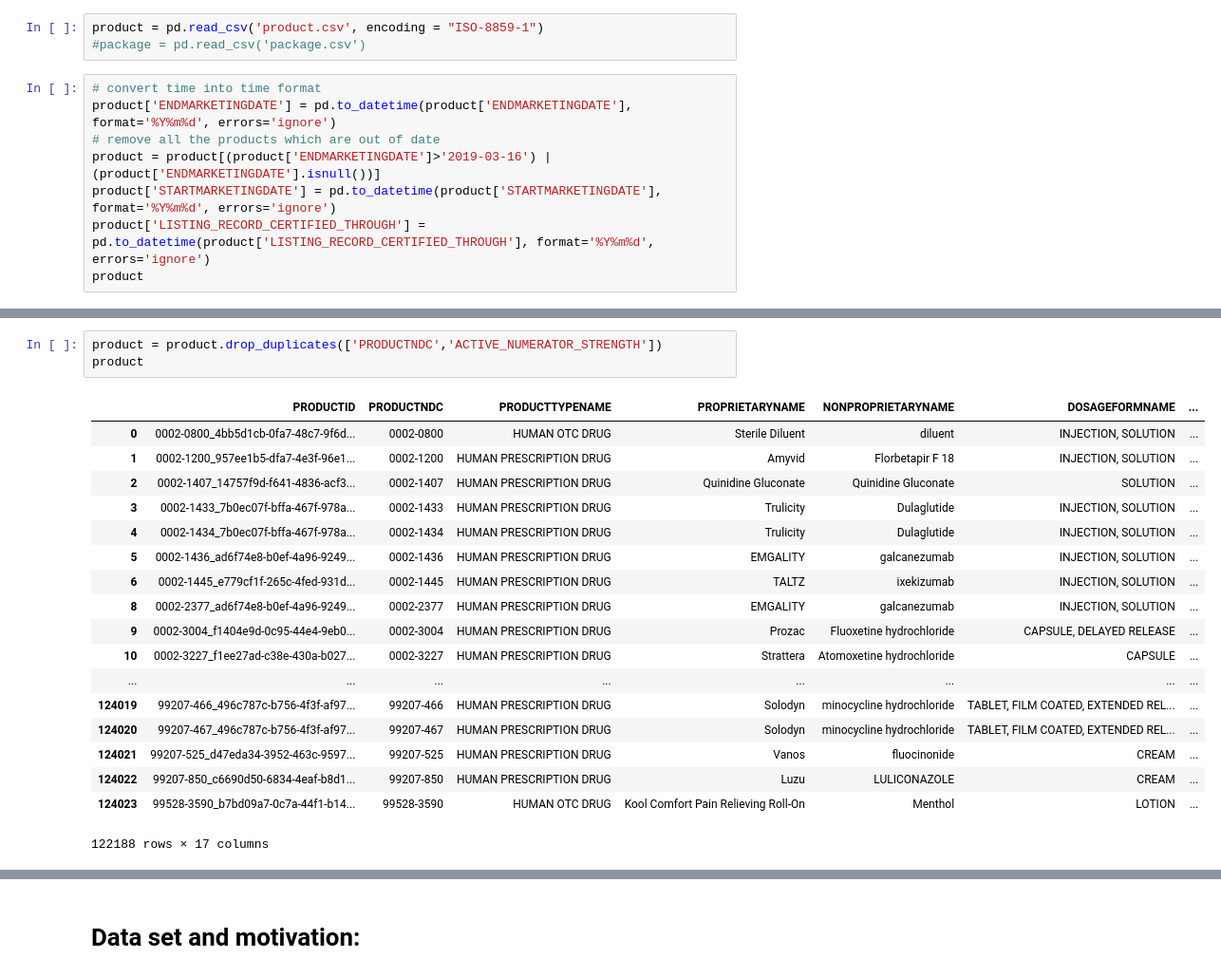
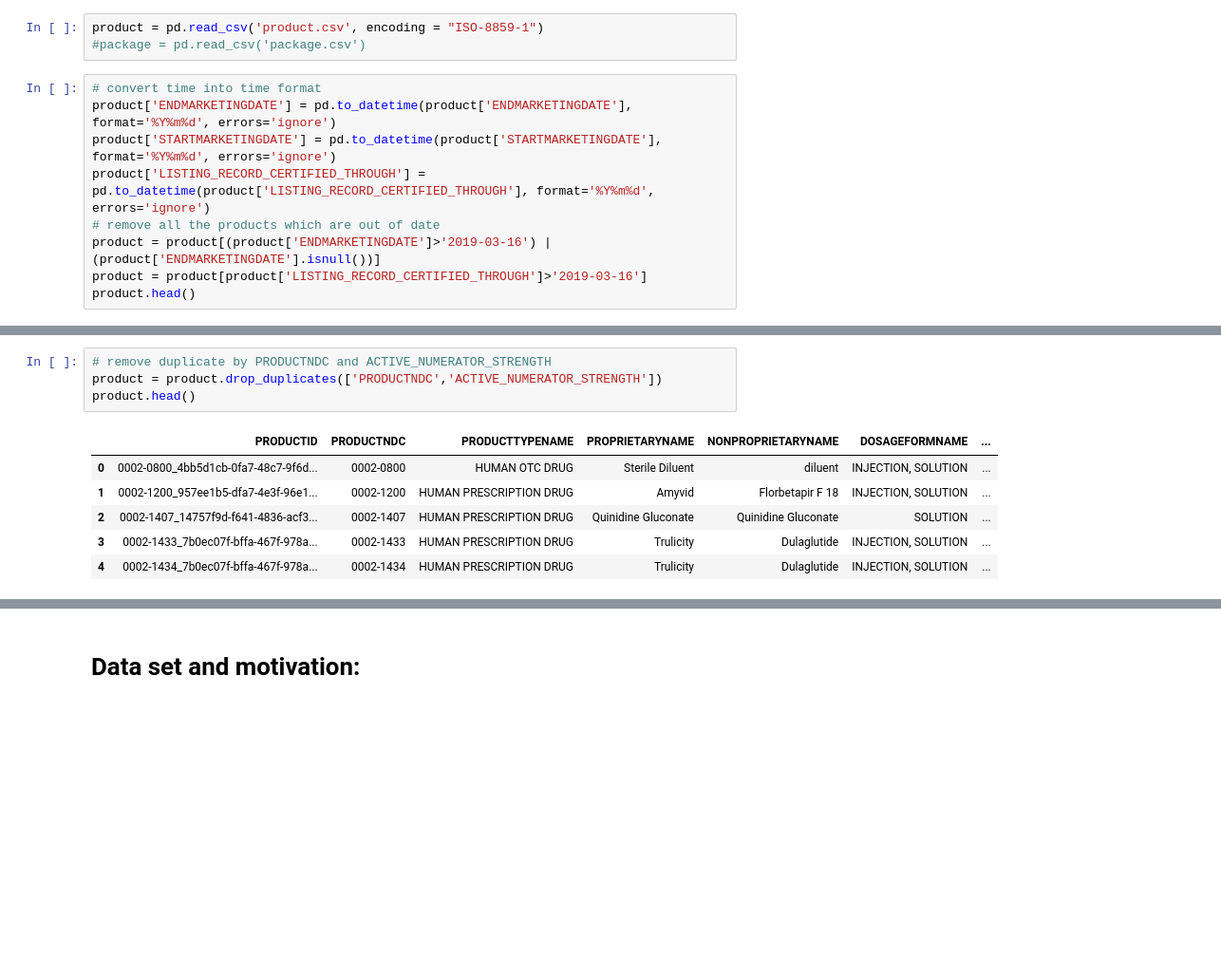
Before and after one commit to 854740262/NDC-database-analysis, a Jupyter notebook: Final_project.ipynb, the cells around one changed output, grey strips where cells are left out. Shown: that part at 95% size. Drawn from its saved outputs; the diff is of its cells as text; blank space fills up the shorter version.

```diff
--- a/Final_project.ipynb
+++ b/Final_project.ipynb
@@ -8,11 +10,12 @@ product = pd.read_csv('product.csv', encoding = "ISO-8859-1")
 # %%
 # convert time into time format
 product['ENDMARKETINGDATE'] = pd.to_datetime(product['ENDMARKETINGDATE'], format='%Y%m%d', errors='ignore')
+product['STARTMARKETINGDATE'] = pd.to_datetime(product['STARTMARKETINGDATE'], format='%Y%m%d', errors='ignore')
+product['LISTING_RECORD_CERTIFIED_THROUGH'] = pd.to_datetime(product['LISTING_RECORD_CERTIFIED_THROUGH'], format='%Y%m%d', errors='ignore')
 # remove all the products which are out of date
 product = product[(product['ENDMARKETINGDATE']>'2019-03-16') | (product['ENDMARKETINGDATE'].isnull())]
-product['STARTMARKETINGDATE'] = pd.to_datetime(product['STARTMARKETINGDATE'], format='%Y%m%d', errors='ignore')
-product['LISTING_RECORD_CERTIFIED_THROUGH'] = pd.to_datetime(product['LISTING_RECORD_CERTIFIED_THROUGH'], format='%Y%m%d', errors='ignore')
-product
+product = product[product['LISTING_RECORD_CERTIFIED_THROUGH']>'2019-03-16']
+product.head()
 # %% [output]
 |  | PRODUCTID | PRODUCTNDC | PRODUCTTYPENAME | PROPRIETARYNAME | PROPRIETARYNAMESUFFIX | NONPROPRIETARYNAME | ... |
 | 0 | 0002-0800_4bb5d1cb-0fa7-48c7-9f6d... | 0002-0800 | HUMAN OTC DRUG | Sterile Diluent | NaN | diluent | ... |
@@ -60,22 +39,11 @@ product
 # %%
+# remove duplicate by PRODUCTNDC and ACTIVE_NUMERATOR_STRENGTH
 product = product.drop_duplicates(['PRODUCTNDC','ACTIVE_NUMERATOR_STRENGTH'])
-product
+product.head()
 # %% [output]
 |  | PRODUCTID | PRODUCTNDC | PRODUCTTYPENAME | PROPRIETARYNAME | NONPROPRIETARYNAME | DOSAGEFORMNAME | ... |
 | 0 | 0002-0800_4bb5d1cb-0fa7-48c7-9f6d... | 0002-0800 | HUMAN OTC DRUG | Sterile Diluent | diluent | INJECTION, SOLUTION | ... |
 | 1 | 0002-1200_957ee1b5-dfa7-4e3f-96e1... | 0002-1200 | HUMAN PRESCRIPTION DRUG | Amyvid | Florbetapir F 18 | INJECTION, SOLUTION | ... |
 | 2 | 0002-1407_14757f9d-f641-4836-acf3... | 0002-1407 | HUMAN PRESCRIPTION DRUG | Quinidine Gluconate | Quinidine Gluconate | SOLUTION | ... |
 | 3 | 0002-1433_7b0ec07f-bffa-467f-978a... | 0002-1433 | HUMAN PRESCRIPTION DRUG | Trulicity | Dulaglutide | INJECTION, SOLUTION | ... |
 | 4 | 0002-1434_7b0ec07f-bffa-467f-978a... | 0002-1434 | HUMAN PRESCRIPTION DRUG | Trulicity | Dulaglutide | INJECTION, SOLUTION | ... |
-| 5 | 0002-1436_ad6f74e8-b0ef-4a96-9249... | 0002-1436 | HUMAN PRESCRIPTION DRUG | EMGALITY | galcanezumab | INJECTION, SOLUTION | ... |
-| 6 | 0002-1445_e779cf1f-265c-4fed-931d... | 0002-1445 | HUMAN PRESCRIPTION DRUG | TALTZ | ixekizumab | INJECTION, SOLUTION | ... |
-| 8 | 0002-2377_ad6f74e8-b0ef-4a96-9249... | 0002-2377 | HUMAN PRESCRIPTION DRUG | EMGALITY | galcanezumab | INJECTION, SOLUTION | ... |
-| 9 | 0002-3004_f1404e9d-0c95-44e4-9eb0... | 0002-3004 | HUMAN PRESCRIPTION DRUG | Prozac | Fluoxetine hydrochloride | CAPSULE, DELAYED RELEASE | ... |
-| 10 | 0002-3227_f1ee27ad-c38e-430a-b027... | 0002-3227 | HUMAN PRESCRIPTION DRUG | Strattera | Atomoxetine hydrochloride | CAPSULE | ... |
-| ... | ... | ... | ... | ... | ... | ... | ... |
-| 124019 | 99207-466_496c787c-b756-4f3f-af97... | 99207-466 | HUMAN PRESCRIPTION DRUG | Solodyn | minocycline hydrochloride | TABLET, FILM COATED, EXTENDED REL... | ... |
-| 124020 | 99207-467_496c787c-b756-4f3f-af97... | 99207-467 | HUMAN PRESCRIPTION DRUG | Solodyn | minocycline hydrochloride | TABLET, FILM COATED, EXTENDED REL... | ... |
-| 124021 | 99207-525_d47eda34-3952-463c-9597... | 99207-525 | HUMAN PRESCRIPTION DRUG | Vanos | fluocinonide | CREAM | ... |
-| 124022 | 99207-850_c6690d50-6834-4eaf-b8d1... | 99207-850 | HUMAN PRESCRIPTION DRUG | Luzu | LULICONAZOLE | CREAM | ... |
-| 124023 | 99528-3590_b7bd09a7-0c7a-44f1-b14... | 99528-3590 | HUMAN OTC DRUG | Kool Comfort Pain Relieving Roll-On | Menthol | LOTION | ... |
-122188 rows × 17 columns
```
Also changed, not shown: parts of 5 cells of this notebook.
